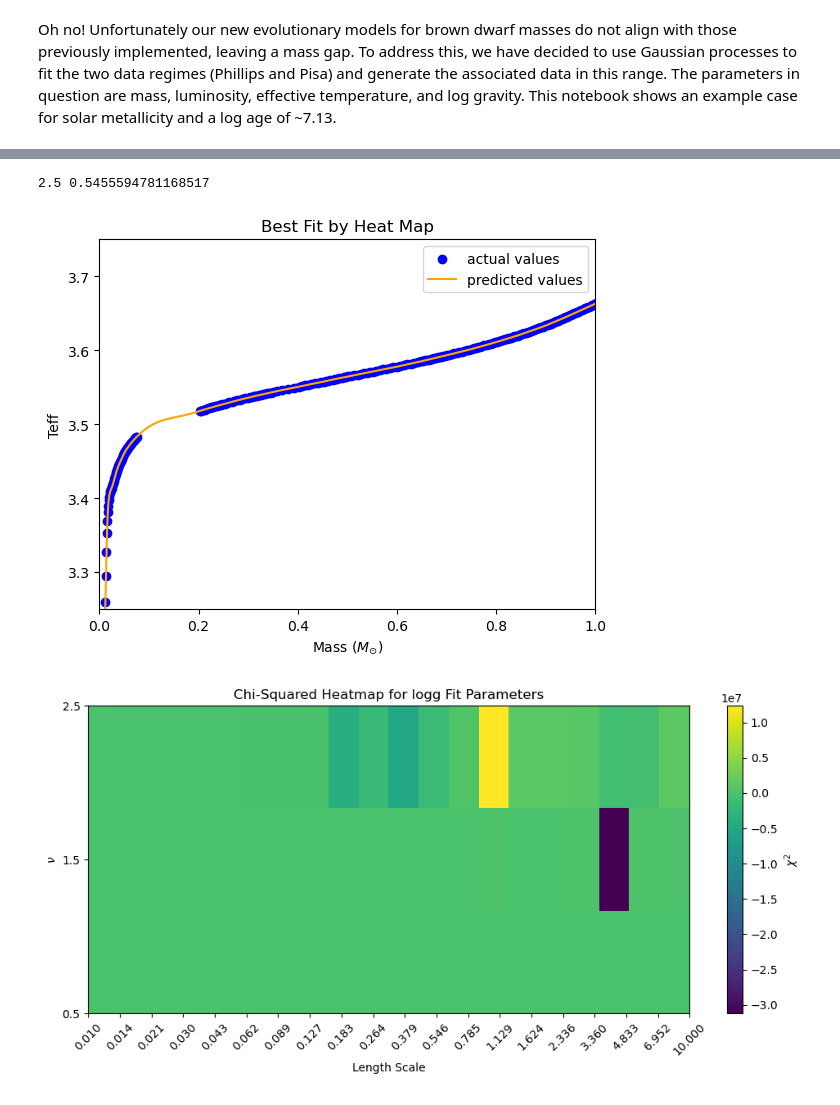
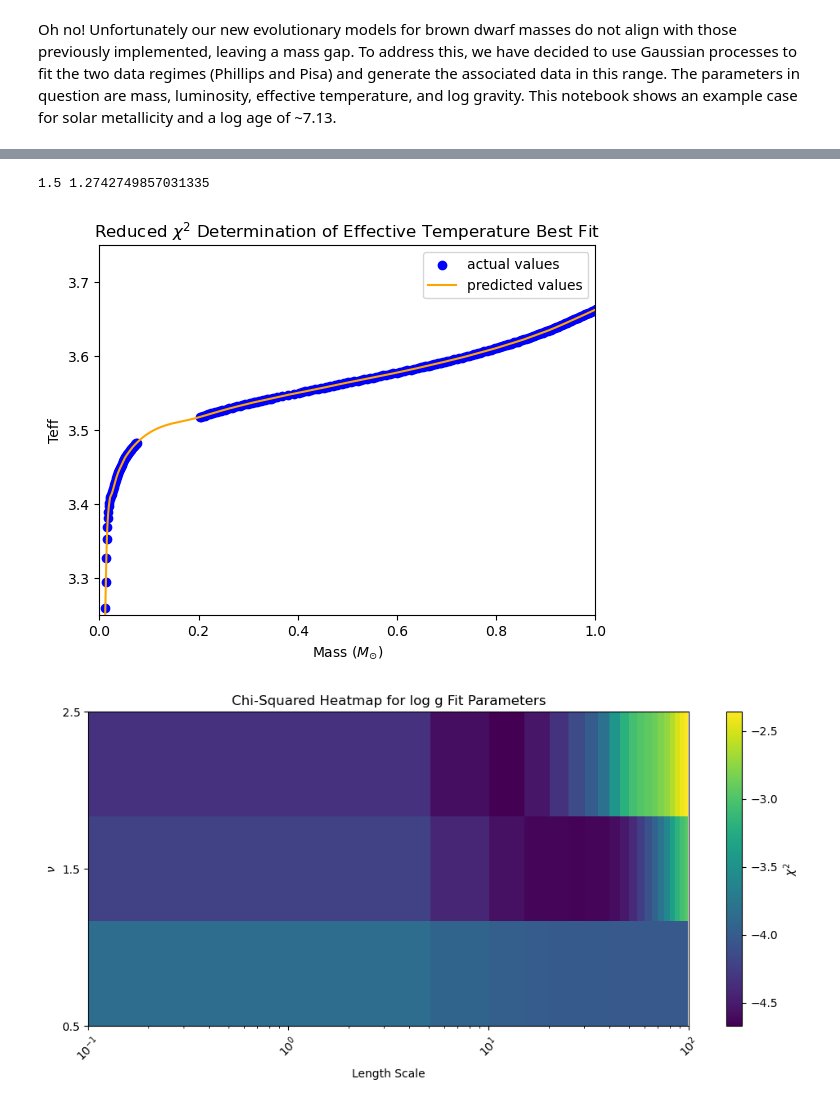
Before and after one commit to astropy/SPISEA, a Jupyter notebook: changes/evolution_gaussian_fit.ipynb, the cells around one changed output, grey strips where cells are left out. Drawn from its saved outputs; the diff is of its cells as text; code cells hidden in the pictures.

```diff
--- a/changes/evolution_gaussian_fit.ipynb
+++ b/changes/evolution_gaussian_fit.ipynb
@@ -194,0 +250,5 @@ plt.show()
+# %%
+i_best, j_best = np.unravel_index(np.nanargmin(chi2_map), chi2_map.shape)
+best_nu = nus[i_best]
+best_length_scale = length_scales[j_best]
+print(best_nu, best_length_scale)
@@ -247,85 +348,87 @@ plt.show()
 # %%
-i_best_Teff, j_best_Teff = np.unravel_index(np.nanargmin(chi2_map_Teff), chi2_map_Teff.shape)
+i_best_Teff, j_best_Teff = np.unravel_index(np.nanargmin(chi2_map_teff), chi2_map_teff.shape)
 best_nu_Teff = nus[i_best_Teff]
 best_length_scale_Teff = length_scales[j_best_Teff]
 print(best_nu_Teff, best_length_scale_Teff)
 # %% [output]
-2.5 0.5455594781168517
+1.5 1.2742749857031335
 # %%
 # Looking at physical interpretation of heatmap parameters
 
 # creating input array (mass) and output array (everything else)
 X = combined_masses.reshape(-1, 1)
-y = combined_Teff   #np.array([combined_Teff, combined_L, combined_logg])
+y_teff = combined_Teff   #np.array([combined_Teff, combined_L, combined_logg])
 x = np.linspace(np.min(phil_mass), np.max(pisa_mass), int(1e6)).reshape(-1, 1)
 
 # trying different kernel types
 kernel = Matern(length_scale=best_length_scale_Teff, nu=best_nu_Teff)
 gp = GaussianProcessRegressor(kernel=kernel, optimizer=None, normalize_y=True)
-gp.fit(X, y_Teff)
-y_pred_Teff, sigma_Teff = gp.predict(x, return_std=True)
+gp.fit(X, y_teff)
+y_pred_teff, sigma_teff = gp.predict(x, return_std=True)
 
 plt.figure()
 plt.scatter(X, combined_Teff, color='blue', label='actual values')
-plt.plot(x, y_pred_Teff, color='orange', label='predicted values')
+plt.plot(x, y_pred_teff, color='orange', label='predicted values')
 plt.xlabel('Mass ($M_{\odot}$)')
 plt.ylabel('Teff')
-plt.title('Best Fit by Heat Map')
+plt.title('Reduced $\chi^2$ Determination of Effective Temperature Best Fit')
 plt.xlim(0, 1)
 plt.ylim(3.25,3.75)
 plt.legend()
 plt.show()
 # %% [output]
-[figure, old version]
+[figure, new version]
 # %%
-# creating input array (mass) and output array (logg)
+# creating input array (mass) and output array (luminosity)
 X = combined_masses.reshape(-1, 1)
 y_logg = combined_logg   #np.array([combined_Teff, combined_L, combined_logg])
 x = np.linspace(np.min(phil_mass), np.max(pisa_mass), int(1e6)).reshape(-1, 1)
 
-# Scale X and y
-#X_scaler = StandardScaler()
-#y_scaler = StandardScaler()
-
-#X = X_scaler.fit_transform(combined_masses.reshape(-1, 1))
-#y = y_scaler.fit_transform(combined_L.reshape(-1, 1)).ravel()
-
 # Define grid
-length_scales = np.logspace(-2, 1, 20)
+length_scales = np.logspace(-1, 2, 20)
 nus = [0.5, 1.5, 2.5]  # available Matern values
 
 chi2_map_logg = np.zeros((len(nus), len(length_scales)))
+N_data_logg = len(y_logg)
+N_params = 2
 
-# Grid search
+kf = KFold(n_splits=5, shuffle=True, random_state=42)
+
 for i, nu in enumerate(nus):
     for j, ls in enumerate(length_scales):
         kernel = Matern(length_scale=ls, nu=nu)
         gp = GaussianProcessRegressor(kernel=kernel, optimizer=None, normalize_y=True)
 
+        residuals_logg = []
         try:
-            gp.fit(X, y_logg)
-            y_pred_logg = gp.predict(X)
-            avg_diff_logg = (np.sum(y_logg - y_pred_logg)) / len(y_pred_logg)
-            chi2_logg = np.sum(((y_logg - y_pred_logg)**2) / avg_diff_logg)
-            chi2_map_logg[i, j] = chi2_logg
+            for train_idx, test_idx in kf.split(X):
+                gp.fit(X[train_idx], y_logg[train_idx])
+                y_pred_logg = gp.predict(X[test_idx])
+                residuals_logg.append((y_logg[test_idx] - y_pred_logg)**2)
+
+            residuals_logg = np.concatenate(residuals_logg)
+            chi2_logg = np.sum(residuals_logg)
+            chi2_red_logg = chi2_logg / (N_data_logg - N_params)
+            chi2_map_logg[i, j] = np.log10(chi2_red_logg)
         except Exception as e:
             chi2_map_logg[i, j] = np.nan
 
 # Plotting
 plt.figure(figsize=(10, 5))
 im = plt.imshow(chi2_map_logg, aspect='auto', origin='lower',
-                extent=[np.log10(length_scales[0]), np.log10(length_scales[-1]), 0, len(nus)-1],
+                extent=[length_scales[0], length_scales[-1], 0, len(nus)-1],
                 cmap='viridis')
 plt.colorbar(im, label=r'$\chi^2$')
-plt.xticks(np.log10(length_scales), labels=[f'{s:.3f}' for s in length_scales], rotation=45)
+plt.xticks(length_scales, labels=[f'{s:.3f}' for s in length_scales], rotation=45)
 plt.yticks(range(len(nus)), labels=[str(n) for n in nus])
 plt.xlabel('Length Scale')
 plt.ylabel(r'$\nu$')
-plt.title('Chi-Squared Heatmap for logg Fit Parameters')
+plt.xscale('log')
+plt.title('Chi-Squared Heatmap for log g Fit Parameters')
 plt.tight_layout()
 plt.show()
 # %% [output]
-[figure, old version]
+[figure, new version]
 # %%
 i_best_logg, j_best_logg = np.unravel_index(np.nanargmin(chi2_map_logg), chi2_map_logg.shape)
 best_nu_logg = nus[i_best_logg]
```
Also changed, not shown: parts of 28 cells of this notebook.
